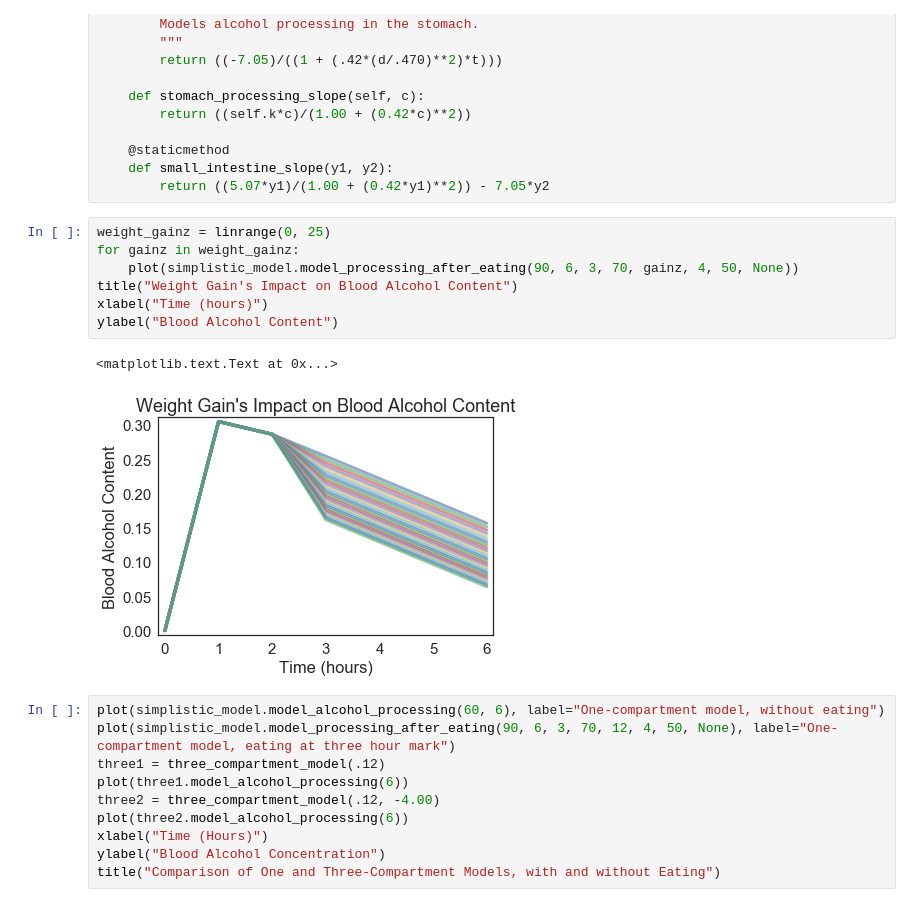
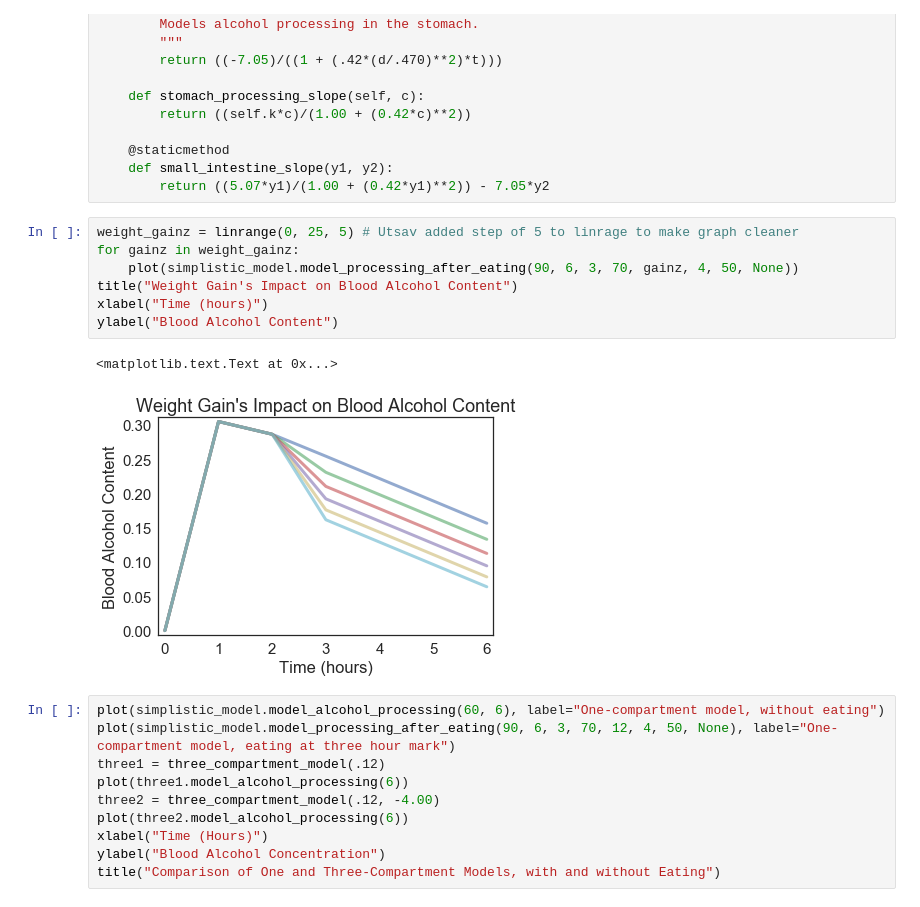
Before and after one commit to Utsav22G/bac_project, a Jupyter notebook: Model.ipynb, the cells around one changed output. Cells and saved outputs as stored; diff of their text form.

Commit message:
sharpened the graph in ppt and added a step to linrange

```diff
--- a/Model.ipynb
+++ b/Model.ipynb
@@ -180,15 +180,15 @@ class three_compartment_model():
     def small_intestine_slope(y1, y2):
         return ((5.07*y1)/(1.00 + (0.42*y1)**2)) - 7.05*y2
 # %%
-weight_gainz = linrange(0, 25)
+weight_gainz = linrange(0, 25, 5) # Utsav added step of 5 to linrage to make graph cleaner
 for gainz in weight_gainz:
     plot(simplistic_model.model_processing_after_eating(90, 6, 3, 70, gainz, 4, 50, None))
 title("Weight Gain's Impact on Blood Alcohol Content")
 xlabel("Time (hours)")
 ylabel("Blood Alcohol Content")
 # %% [output]
 <matplotlib.text.Text at 0x...>
-[figure, old version]
+[figure, new version]
 # %%
 plot(simplistic_model.model_alcohol_processing(60, 6), label="One-compartment model, without eating")
 plot(simplistic_model.model_processing_after_eating(90, 6, 3, 70, 12, 4, 50, None), label="One-compartment model, eating at three hour mark")
```
Also changed, not shown: 2 other files.
